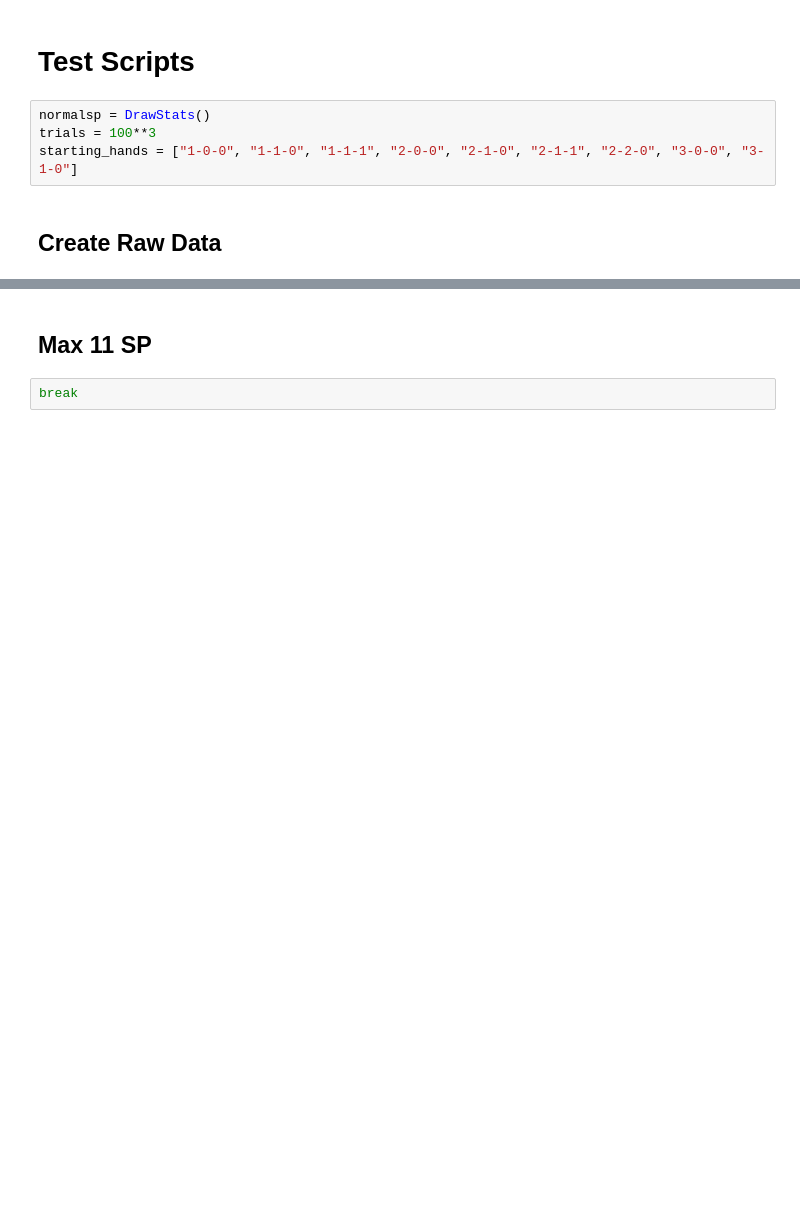
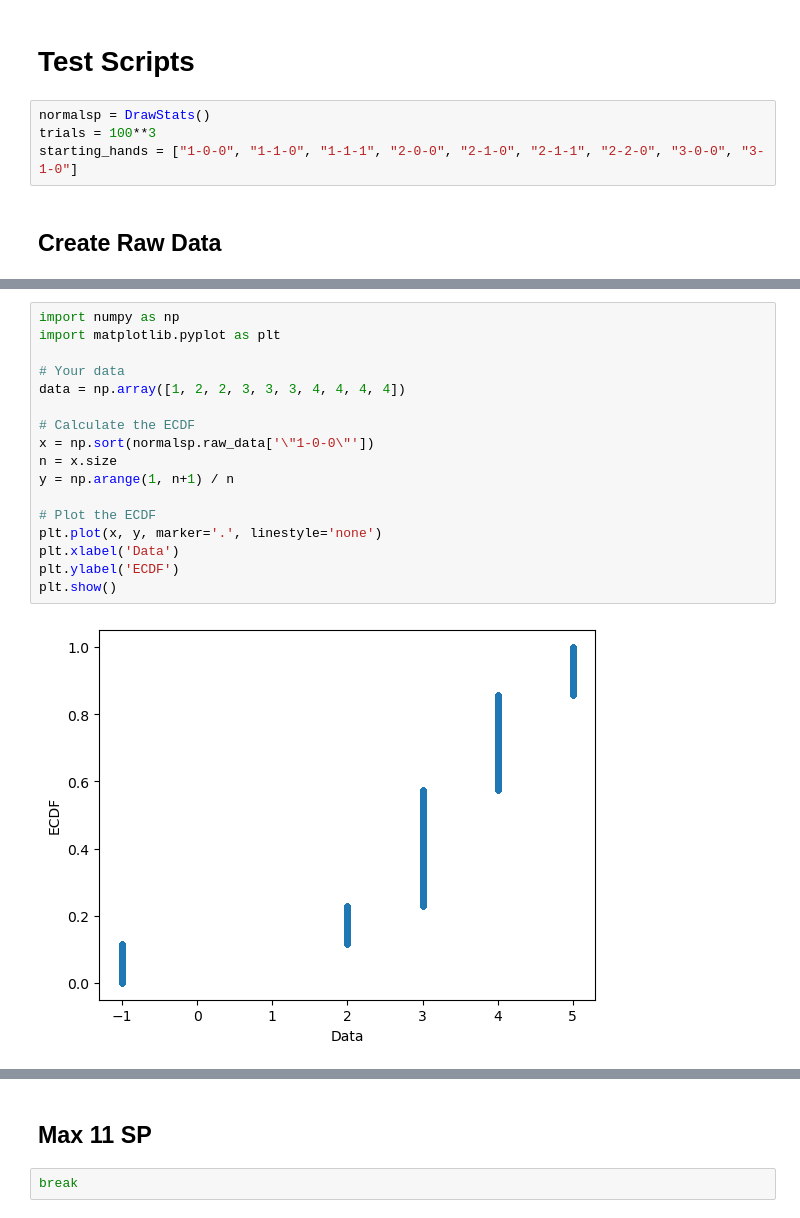
Before and after one commit to Exkalamity/HSR_Action_Simulator, a Jupyter notebook: qingque_create_sp_data.ipynb, the cells around one changed output, grey strips where cells are left out. Saved outputs shown, nothing was run; the diff lists cells and outputs as text; blank space fills up the shorter version.

```diff
--- a/qingque_create_sp_data.ipynb
+++ b/qingque_create_sp_data.ipynb
@@ -305 +318,20 @@ normalsp.raw_data
 1000000 rows × 9 columns
+# %%
+import numpy as np
+import matplotlib.pyplot as plt
+
+# Your data
+data = np.array([1, 2, 2, 3, 3, 3, 4, 4, 4, 4])
+
+# Calculate the ECDF
+x = np.sort(normalsp.raw_data['\"1-0-0\"'])
+n = x.size
+y = np.arange(1, n+1) / n
+
+# Plot the ECDF
+plt.plot(x, y, marker='.', linestyle='none')
+plt.xlabel('Data')
+plt.ylabel('ECDF')
+plt.show()
+# %% [output]
+[figure, added]
```
Also changed, not shown: parts of 20 cells of this notebook, 18 other files.
